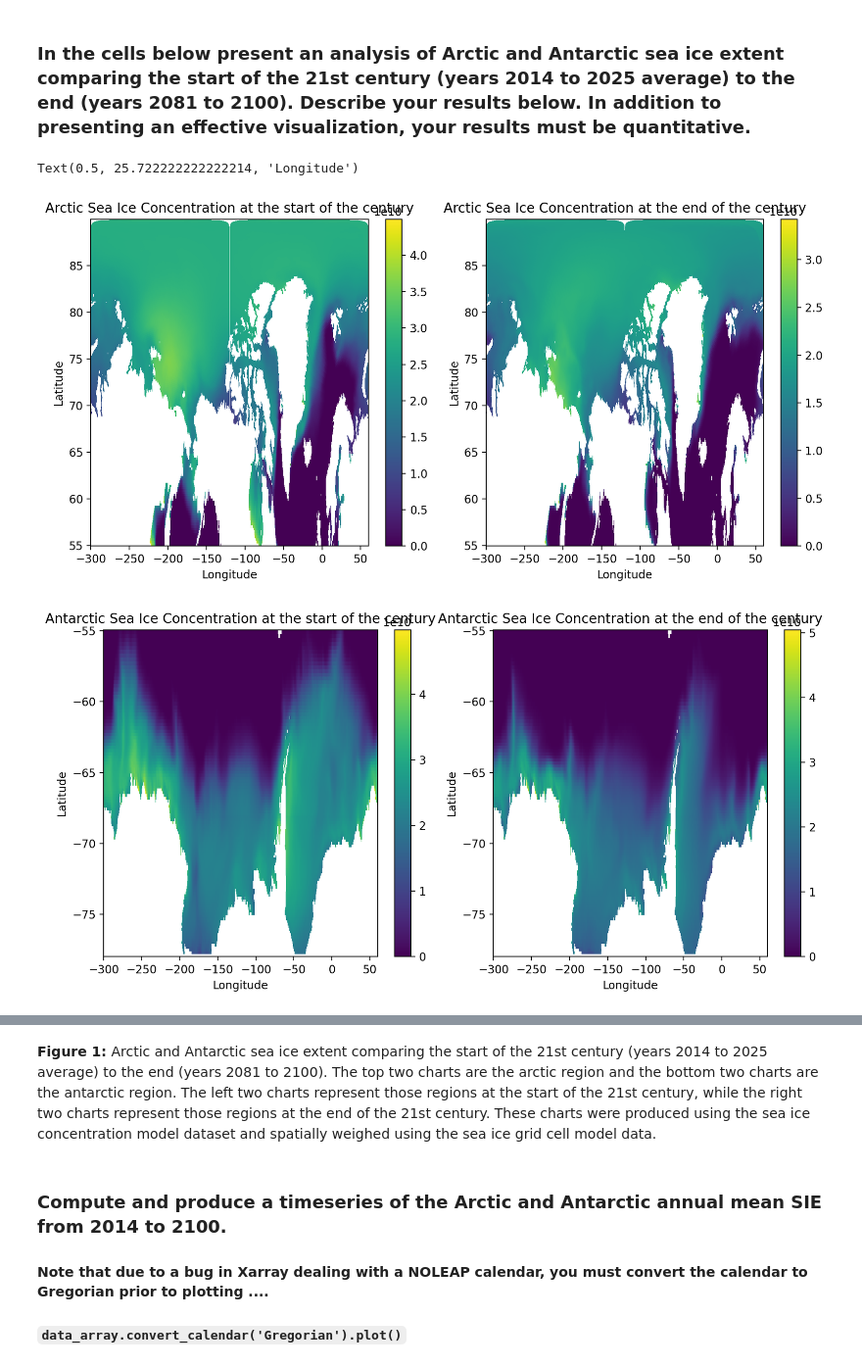
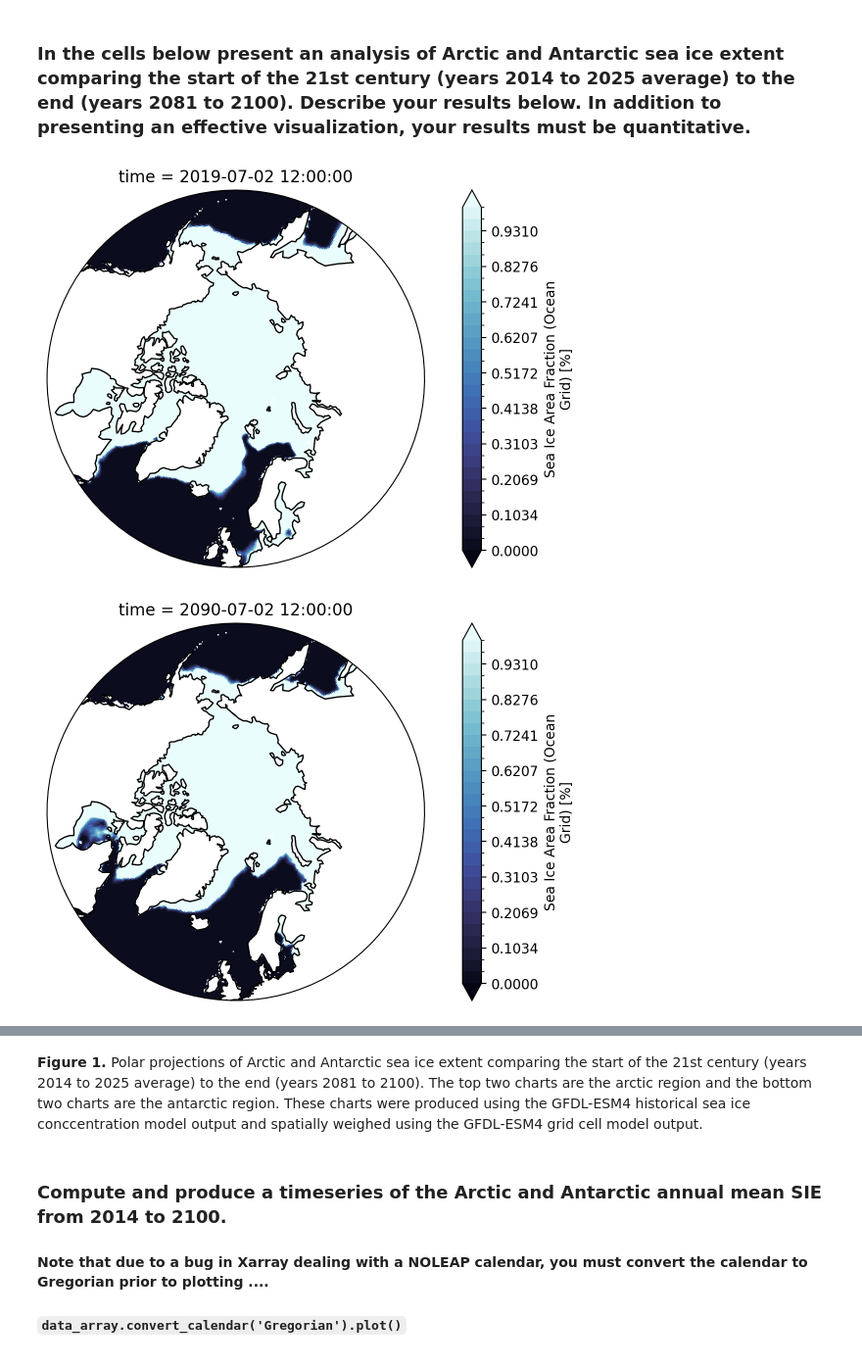
Before and after one commit to EES-3506-5506/Krzystek_Unit5, a Jupyter notebook: notebooks/SeaIce_ClimateModel_Analysis_Notebook.ipynb, the cells around one changed output, grey strips where cells are left out. Shown at 98% size. Drawn from its saved outputs; the diff is of its cells as text; code cells hidden in the pictures.

Commit message:
Sea Ice Climate model final with revisions

```diff
--- a/notebooks/SeaIce_ClimateModel_Analysis_Notebook.ipynb
+++ b/notebooks/SeaIce_ClimateModel_Analysis_Notebook.ipynb
@@ -190,43 +242,16 @@ m2
 # %%
 end = gfdl_esm4_historical_siconc.sel(time=slice('2081-01-01','2100-12-01'))   #slicing out the end years of the model
 start= gfdl_esm4_historical_siconc.sel(time=slice('2014-01-01','2024-12-01'))  #slicing out the start years of the model
 
 end_annual = ml.util.annual_cycle(end,tcoord='time')    #Averaging over each month
 start_annual = ml.util.annual_cycle(start,tcoord='time') #Averaging over each month
 end_average = ml.util.annual_average(end_annual,tcoord='time').squeeze()  #Averaging over each year
 start_average = ml.util.annual_average(start_annual,tcoord='time').squeeze()  #Averaging over each year
-start_average = start_average*gfdl_esm4_cell_area
-end_average = end_average*gfdl_esm4_cell_area
 
-arctic_start = start_average.sel(latitude=slice(55,90))  #slicing out the arctic region
-arctic_end = end_average.sel(latitude=slice(55,90))  #slicing out the arctic region
-antarctic_start = start_average.sel(latitude=slice(-90,-55))  #slicing out the antarctic region
-antarctic_end = end_average.sel(latitude=slice(-90,-55))  #slicing out the antarctic region
-
-fig, (ax0,ax1) = plt.subplots(nrows=1,ncols=2,figsize =(10,5))  #plotting the time averaged sea ice concentration in the arctic
-
-arctic_start.plot( ax=ax0, x='geolon', y='geolat')
-arctic_end.plot( ax=ax1, x='geolon', y='geolat')
-plt.tight_layout()
-ax0.set_title('Arctic Sea Ice Concentration at the start of the century')
-ax0.set_ylabel('Latitude')
-ax0.set_xlabel('Longitude')
-ax1.set_title('Arctic Sea Ice Concentration at the end of the century')
-ax1.set_ylabel('Latitude')
-ax1.set_xlabel('Longitude')
-
-fig, (ax0,ax1) = plt.subplots(nrows=1,ncols=2,figsize =(10,5))  #plotting the time averaged sea ice concentration in the antarctic
-
-antarctic_start.plot( ax=ax0, x='geolon', y='geolat')
-antarctic_end.plot( ax=ax1, x='geolon', y='geolat')
-plt.tight_layout()
-ax0.set_title('Antarctic Sea Ice Concentration at the start of the century')
-ax0.set_ylabel('Latitude')
-ax0.set_xlabel('Longitude')
-ax1.set_title('Antarctic Sea Ice Concentration at the end of the century')
-ax1.set_ylabel('Latitude')
-ax1.set_xlabel('Longitude')
+North_Polar(start_average,0,1,cmocean.cm.ice)
+North_Polar(end_average,0,1,cmocean.cm.ice)
+South_Polar(start_average,0,1,cmocean.cm.ice)
+South_Polar(end_average,0,1,cmocean.cm.ice)
 # %% [output]
-Text(0.5, 25.722222222222214, 'Longitude')
-[figure, old version]
+[figure, new version]
-[figure, old version]
+[figure, new version]
@@ -233,5 +260,5 @@ Text(0.5, 25.722222222222214, 'Longitude')
 # %% [markdown]
-**Figure 1:** Arctic and Antarctic sea ice extent comparing the start of the 21st century (years 2014 to 2025 average) to the end (years 2081 to 2100). The top two charts are the arctic region and the bottom two charts are the antarctic region. The left two charts represent those regions at the start of the 21st century, while the right two charts represent those regions at the end of the 21st century. These charts were produced using the sea ice concentration model dataset and spatially weighed using the sea ice grid cell model data.
+**Figure 1.** Polar projections of Arctic and Antarctic sea ice extent comparing the start of the 21st century (years 2014 to 2025 average) to the end (years 2081 to 2100). The top two charts are the arctic region and the bottom two charts are the antarctic region. These charts were produced using the GFDL-ESM4 historical sea ice conccentration model output and spatially weighed using the GFDL-ESM4 grid cell model output.
 # %% [markdown]
 ### Compute and produce a timeseries of the Arctic and Antarctic annual mean SIE from 2014 to 2100.
 
```
Also changed, not shown: parts of 5 cells of this notebook.
